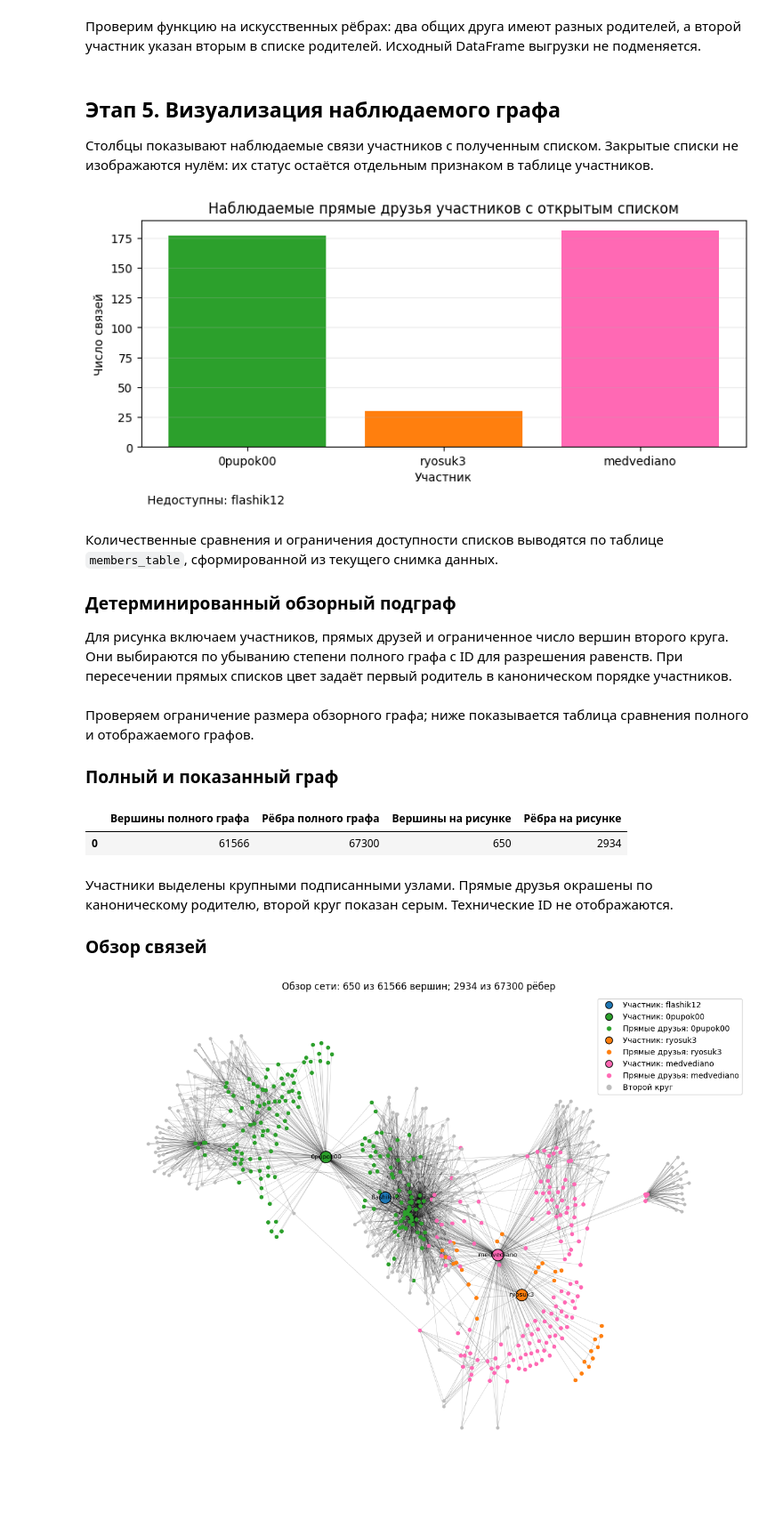
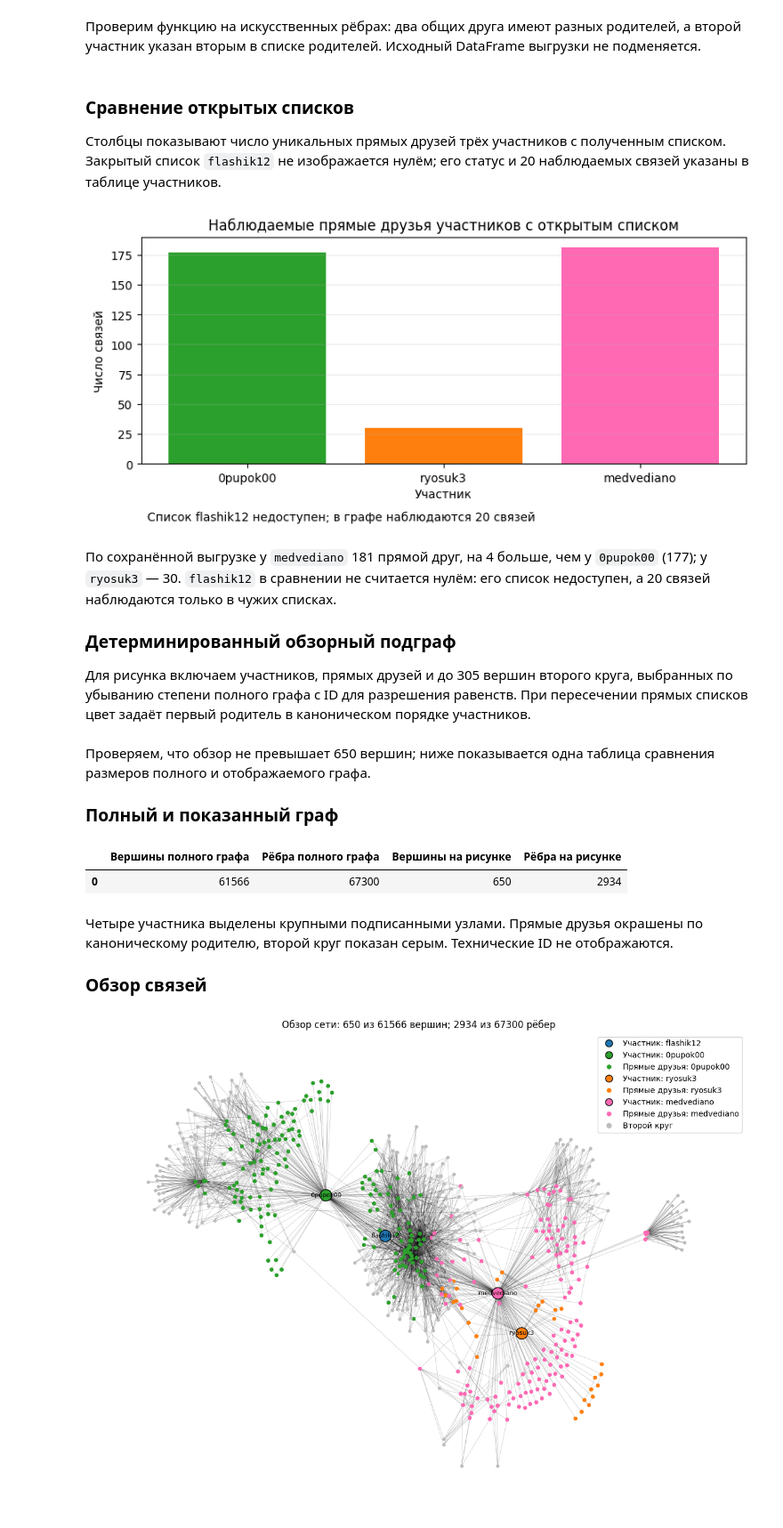
Before and after one commit to Osipovill/intelligent_systems_and_technologies, a Jupyter notebook: practice_2/practice2.ipynb, the cells around one changed output. Shown at 89% size. Cells and saved outputs as stored; diff of their text form; code cells hidden in the pictures; blank space fills up the shorter version.

```diff
--- a/practice_2/practice2.ipynb
+++ b/practice_2/practice2.ipynb
@@ -128,7 +91,23 @@ if missing_columns:
         f'CSV schema is missing required columns: {sorted(missing_columns)}'
     )
 
+prepared_edges = raw_edges.copy()
+integer_columns = (
+    'user_id', 'friend_id', 'observation_level', 'friend_discovery_level'
+)
+for column in integer_columns:
+    values = pd.to_numeric(prepared_edges[column], errors='coerce')
+    if values.isna().any() or not (values % 1 == 0).all():
+        raise ValueError(f'CSV column {column} must contain integers')
+    prepared_edges[column] = values.astype('int64')
+
+if (prepared_edges[['user_id', 'friend_id']] <= 0).any().any():
+    raise ValueError('CSV identifiers must be positive integers')
+if not prepared_edges['observation_level'].isin([1, 2]).all():
+    raise ValueError('CSV observation_level must be 1 or 2')
+if not prepared_edges['friend_discovery_level'].isin([0, 1, 2]).all():
+    raise ValueError('CSV friend_discovery_level must be 0, 1, or 2')
+
 input_row_count = len(raw_edges)
-prepared_edges = prepare_edges(raw_edges)
-assert len(prepared_edges) <= input_row_count
+prepared_edges = prepared_edges.drop_duplicates().reset_index(drop=True)
 # %% [markdown]
@@ -183,6 +162,13 @@ display(missing_summary)
 
 Каждую наблюдаемую пару приводим к каноническому порядку, чтобы взаимные наблюдения стали одним неориентированным ребром. Вершины участников добавляются явно.
 # %%
-G = build_graph(prepared_edges, GROUP_MEMBERS)
-graph_stats = graph_summary(G, GROUP_MEMBERS)
+edge_endpoints = prepared_edges[['user_id', 'friend_id']]
+canonical_edges = pd.DataFrame({
+    'source': edge_endpoints.min(axis=1),
+    'target': edge_endpoints.max(axis=1),
+}).drop_duplicates()
+
+G = nx.Graph()
+G.add_edges_from(canonical_edges.itertuples(index=False, name=None))
+G.add_nodes_from(GROUP_MEMBERS)
 # %% [markdown]
@@ -490,45 +481,38 @@ assert view_edges(
     'medvediano', page=1, page_size=50, edges=synthetic_edges
 ).empty
 # %% [markdown]
-## Этап 5. Визуализация наблюдаемого графа
+### Сравнение открытых списков
 
-Столбцы показывают наблюдаемые связи участников с полученным списком. Закрытые списки не изображаются нулём: их статус остаётся отдельным признаком в таблице участников.
+Столбцы показывают число уникальных прямых друзей трёх участников с полученным списком. Закрытый список `flashik12` не изображается нулём; его статус и 20 наблюдаемых связей указаны в таблице участников.
 # %%
 open_members = members_table.loc[
     members_table['Статус списка'].eq('Список получен')
 ]
 fig, ax = plt.subplots(figsize=(8, 4))
 ax.bar(
     open_members['Участник'],
     open_members['Наблюдаемые связи в графе'],
     color=[PARENT_COLORS[name] for name in open_members['Участник']],
 )
 ax.set_title('Наблюдаемые прямые друзья участников с открытым списком')
 ax.set_xlabel('Участник')
 ax.set_ylabel('Число связей')
-unavailable_members = members_table.loc[
-    members_table['Статус списка'].ne('Список получен'), 'Участник'
-].tolist()
-unavailable_note = (
-    'Недоступны: ' + ', '.join(unavailable_members)
-    if unavailable_members else 'Все списки участников получены'
-)
 ax.text(
     0.01, -0.25,
-    unavailable_note,
+    'Список flashik12 недоступен; в графе наблюдаются 20 связей',
     transform=ax.transAxes,
 )
 ax.grid(axis='y', alpha=0.25)
 fig.tight_layout()
 plt.show()
 # %% [output]
-[figure, old version]
+[figure, new version]
 # %% [markdown]
-Количественные сравнения и ограничения доступности списков выводятся по таблице `members_table`, сформированной из текущего снимка данных.
+По сохранённой выгрузке у `medvediano` 181 прямой друг, на 4 больше, чем у `0pupok00` (177); у `ryosuk3` — 30. `flashik12` в сравнении не считается нулём: его список недоступен, а 20 связей наблюдаются только в чужих списках.
 
 ### Детерминированный обзорный подграф
 
-Для рисунка включаем участников, прямых друзей и ограниченное число вершин второго круга. Они выбираются по убыванию степени полного графа с ID для разрешения равенств. При пересечении прямых списков цвет задаёт первый родитель в каноническом порядке участников.
+Для рисунка включаем участников, прямых друзей и до 305 вершин второго круга, выбранных по убыванию степени полного графа с ID для разрешения равенств. При пересечении прямых списков цвет задаёт первый родитель в каноническом порядке участников.
 # %%
 member_ids = set(GROUP_MEMBERS)
 second_ids = set(second_friends['friend_id']) - member_ids - direct_friend_ids
@@ -555,7 +539,7 @@ canonical_parent = {
     for friend_id, parent_ids in direct_parent_ids.items()
 }
 # %% [markdown]
-Проверяем ограничение размера обзорного графа; ниже показывается таблица сравнения полного и отображаемого графов.
+Проверяем, что обзор не превышает 650 вершин; ниже показывается одна таблица сравнения размеров полного и отображаемого графа.
 
 ### Полный и показанный граф
 # %%
@@ -574,7 +556,7 @@ display(shown_summary)
 |  | Вершины полного графа | Рёбра полного графа | Вершины на рисунке | Рёбра на рисунке |
 | 0 | 61566 | 67300 | 650 | 2934 |
 # %% [markdown]
-Участники выделены крупными подписанными узлами. Прямые друзья окрашены по каноническому родителю, второй круг показан серым. Технические ID не отображаются.
+Четыре участника выделены крупными подписанными узлами. Прямые друзья окрашены по каноническому родителю, второй круг показан серым. Технические ID не отображаются.
 
 ### Обзор связей
 # %%
```
Also changed, not shown: parts of 31 cells of this notebook.
